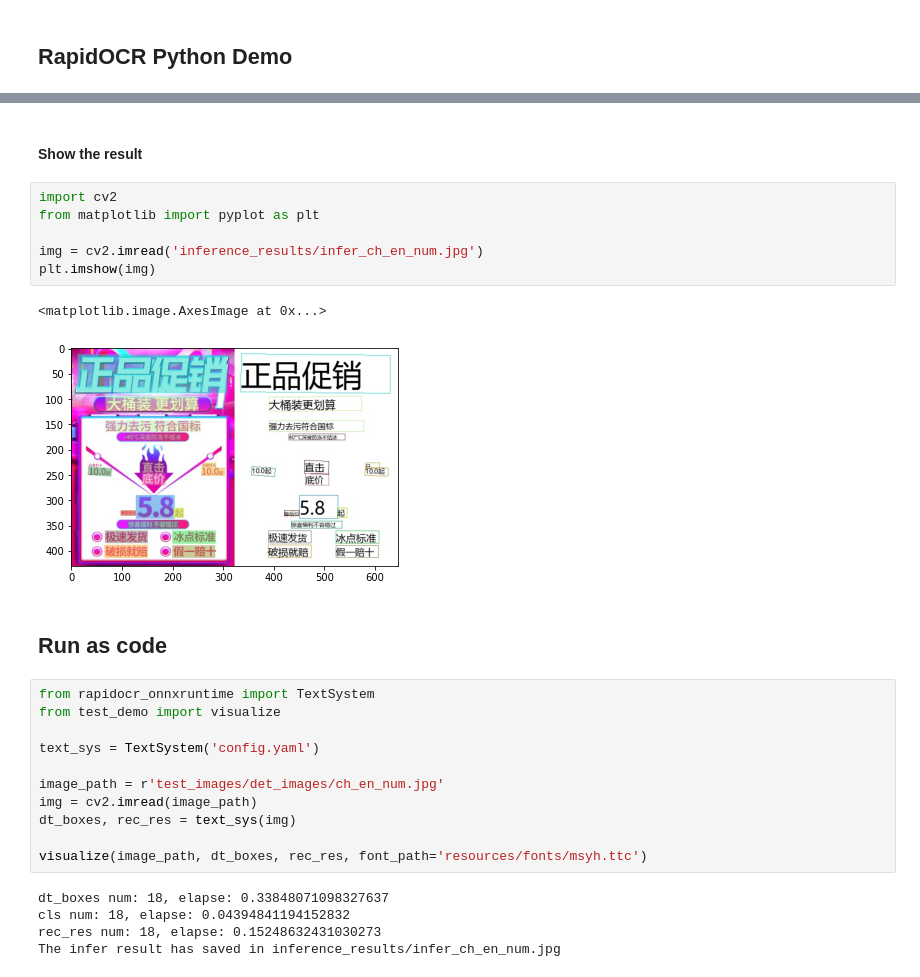
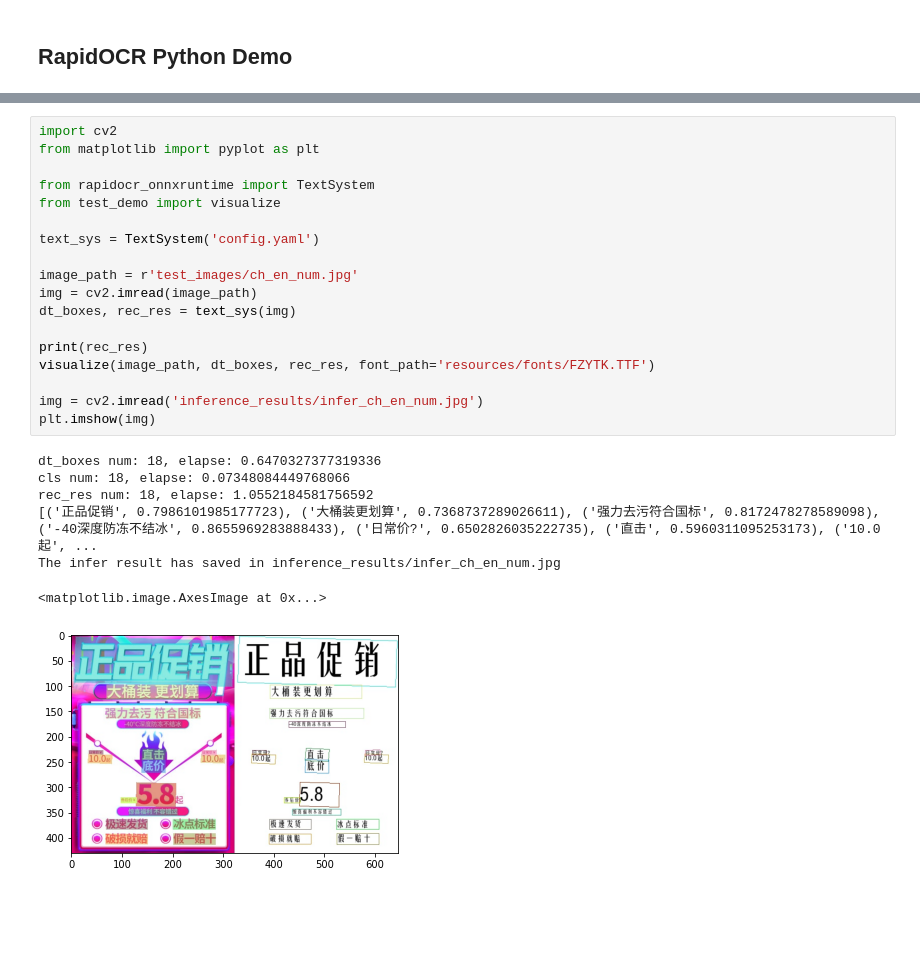
Before and after one commit to RapidAI/RapidOCR, a Jupyter notebook: assets/RapidOCRDemo.ipynb, the cells around one changed output, grey strips where cells are left out. Saved outputs shown, nothing was run; the diff lists cells and outputs as text; blank space fills up the shorter version.

```diff
--- a/assets/RapidOCRDemo.ipynb
+++ b/assets/RapidOCRDemo.ipynb
@@ -61,29 +24,26 @@ The infer result has saved in inference_results/infer_ch_en_num.jpg
-# %% [markdown]
-#### Show the result
 # %%
 import cv2
 from matplotlib import pyplot as plt
 
+from rapidocr_onnxruntime import TextSystem
+from test_demo import visualize
+
+text_sys = TextSystem('config.yaml')
+
+image_path = r'test_images/ch_en_num.jpg'
+img = cv2.imread(image_path)
+dt_boxes, rec_res = text_sys(img)
+
+print(rec_res)
+visualize(image_path, dt_boxes, rec_res, font_path='resources/fonts/FZYTK.TTF')
+
 img = cv2.imread('inference_results/infer_ch_en_num.jpg')
 plt.imshow(img)
 # %% [output]
-<matplotlib.image.AxesImage at 0x...>
+dt_boxes num: 18, elapse: 0.6470327377319336
+cls num: 18, elapse: 0.07348084449768066
+rec_res num: 18, elapse: 1.0552184581756592
+[('正品促销', 0.7986101985177723), ('大桶装更划算', 0.7368737289026611), ('强力去污符合国标', 0.8172478278589098), ('-40深度防冻不结冰', 0.8655969283888433), ('日常价?', 0.6502826035222735), ('直击', 0.5960311095253173), ('10.0起', ...
+The infer result has saved in inference_results/infer_ch_en_num.jpg
+<matplotlib.image.AxesImage at 0x...>
-[figure, old version]
+[figure, new version]
-# %% [markdown]
-## Run as code
-# %%
-from rapidocr_onnxruntime import TextSystem
-from test_demo import visualize
-
-text_sys = TextSystem('config.yaml')
-
-image_path = r'test_images/det_images/ch_en_num.jpg'
-img = cv2.imread(image_path)
-dt_boxes, rec_res = text_sys(img)
-
-visualize(image_path, dt_boxes, rec_res, font_path='resources/fonts/msyh.ttc')
-# %% [output]
-dt_boxes num: 18, elapse: 0.33848071098327637
-cls num: 18, elapse: 0.04394841194152832
-rec_res num: 18, elapse: 0.15248632431030273
-The infer result has saved in inference_results/infer_ch_en_num.jpg
```
Also changed, not shown: parts of 11 cells of this notebook, 3 other files.
